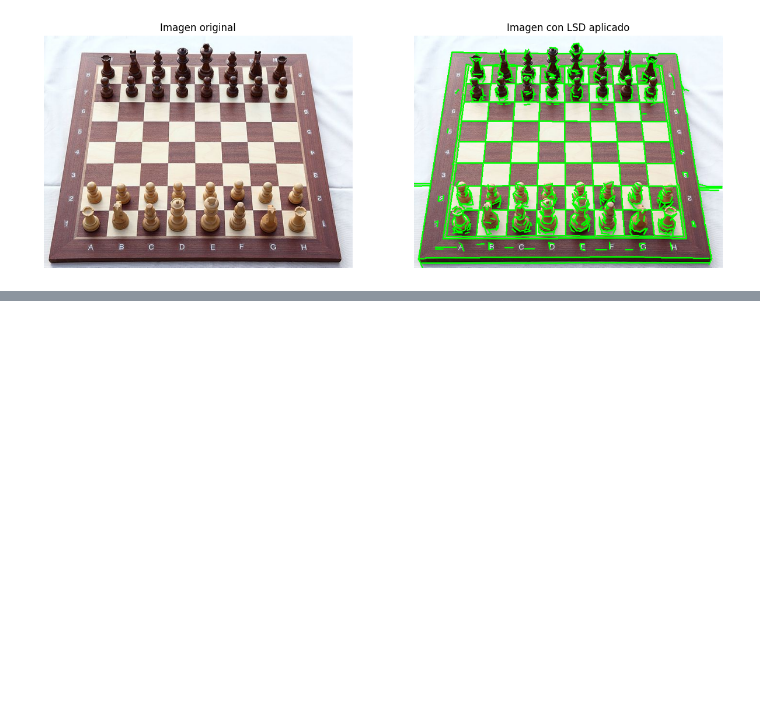
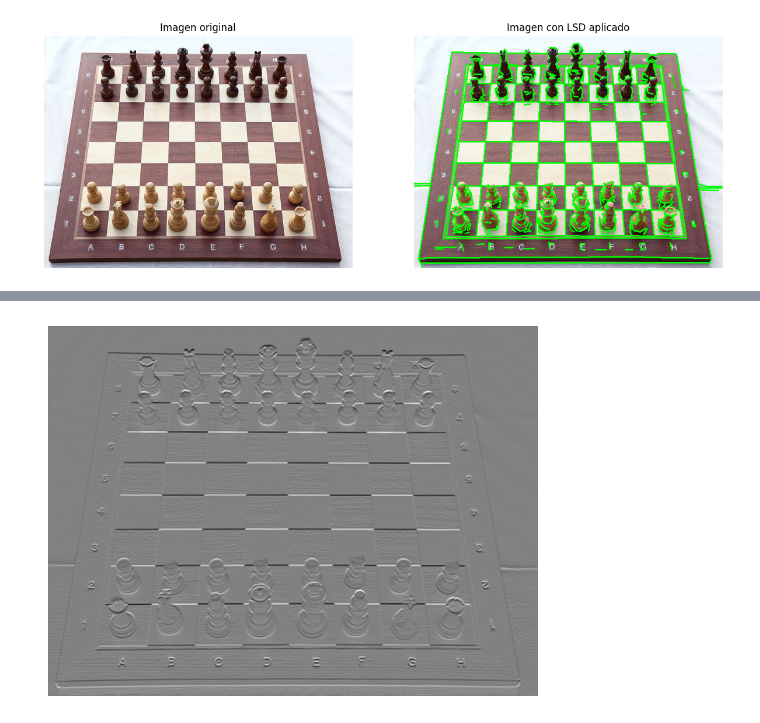
Before and after one commit to PedroAMtz/Verano_VisionComputacional, a Jupyter notebook: Clase_5_Deteccion_de_lineas/Deteccion_de_lineas.ipynb, the cells around one changed output, grey strips where cells are left out. Cells and saved outputs as stored; diff of their text form; code cells hidden in the pictures; blank space fills up the shorter version.

```diff
--- a/Clase_5_Deteccion_de_lineas/Deteccion_de_lineas.ipynb
+++ b/Clase_5_Deteccion_de_lineas/Deteccion_de_lineas.ipynb
@@ -87,0 +130,14 @@ mostrar_imagenes(imagen_prueba_1, imagen_tablero)
+# %%
+# definir filtro sobel horizontal
+
+sobel_horizontal = np.array([[-1, -2, -1],
+                            [ 0,  0,  0],
+                            [ 1,  2,  1]])
+
+
+gradiente_horizontal = cv2.filter2D(img.astype(np.float64), -1, sobel_horizontal)
+
+plt.imshow(gradiente_horizontal, cmap="gray")
+plt.axis("off");
+# %% [output]
+[figure, added]
```
Also changed, not shown: parts of 17 cells of this notebook.
